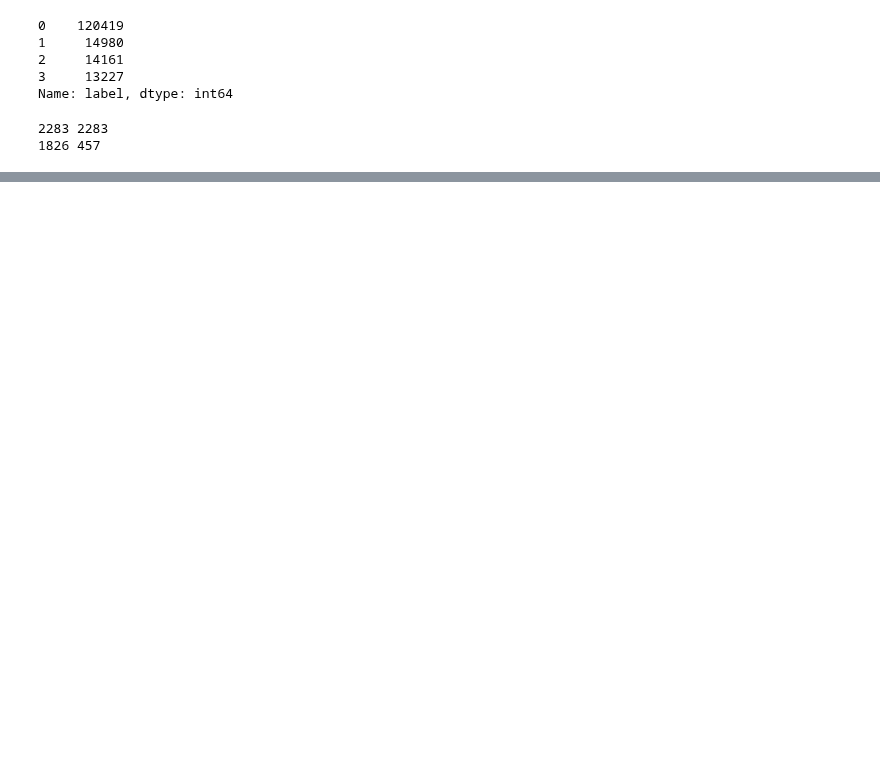
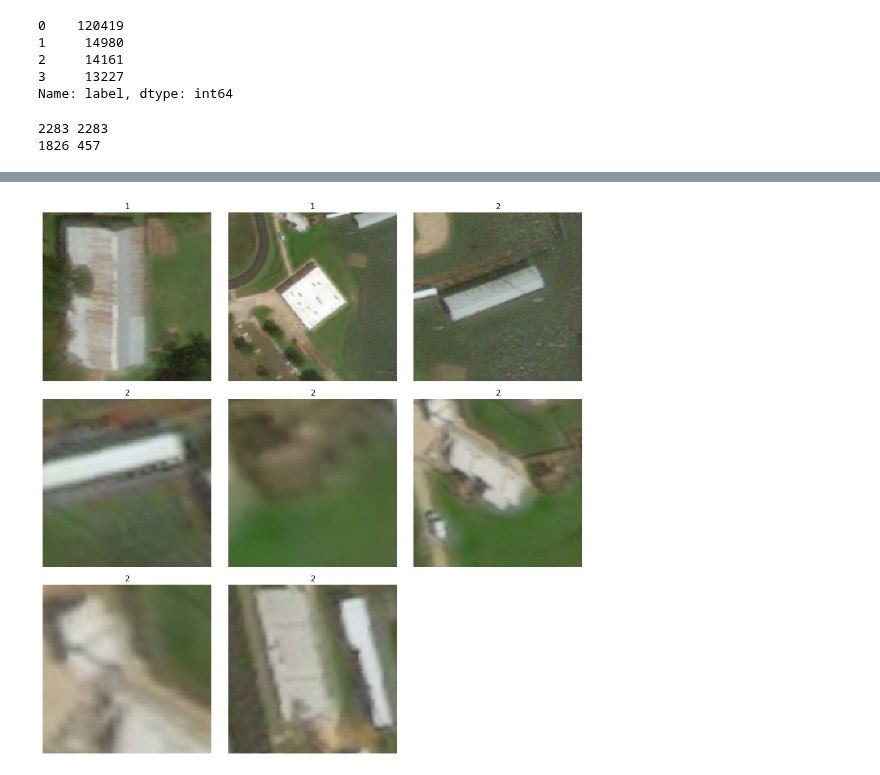
Before and after one commit to wwymak/spacenet-buildings, a Jupyter notebook: xview2/improve classification with bagging.ipynb, the cells around one changed output, grey strips where cells are left out. Saved outputs shown, nothing was run; the diff lists cells and outputs as text; code cells hidden in the pictures; blank space fills up the shorter version.

```diff
--- a/xview2/improve classification with bagging.ipynb
+++ b/xview2/improve classification with bagging.ipynb
@@ -115,0 +219,4 @@ for i in range(0, len(classification_labels_0) , label_0_per_bag):
+# %%
+data.show_batch(ds_type=DatasetType.Valid)
+# %% [output]
+[figure, added]
```
Also changed, not shown: parts of 13 cells of this notebook, 5 other files.
